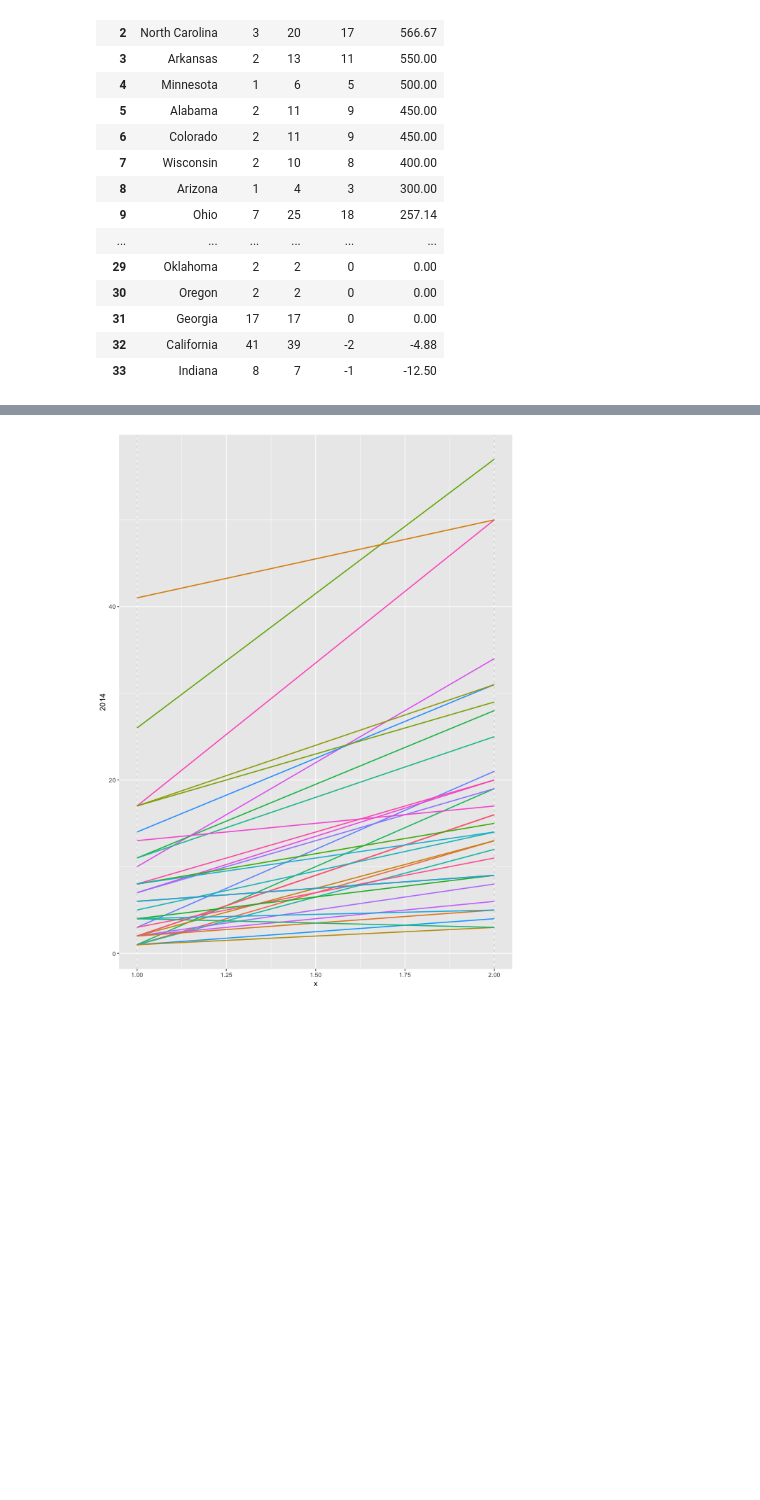
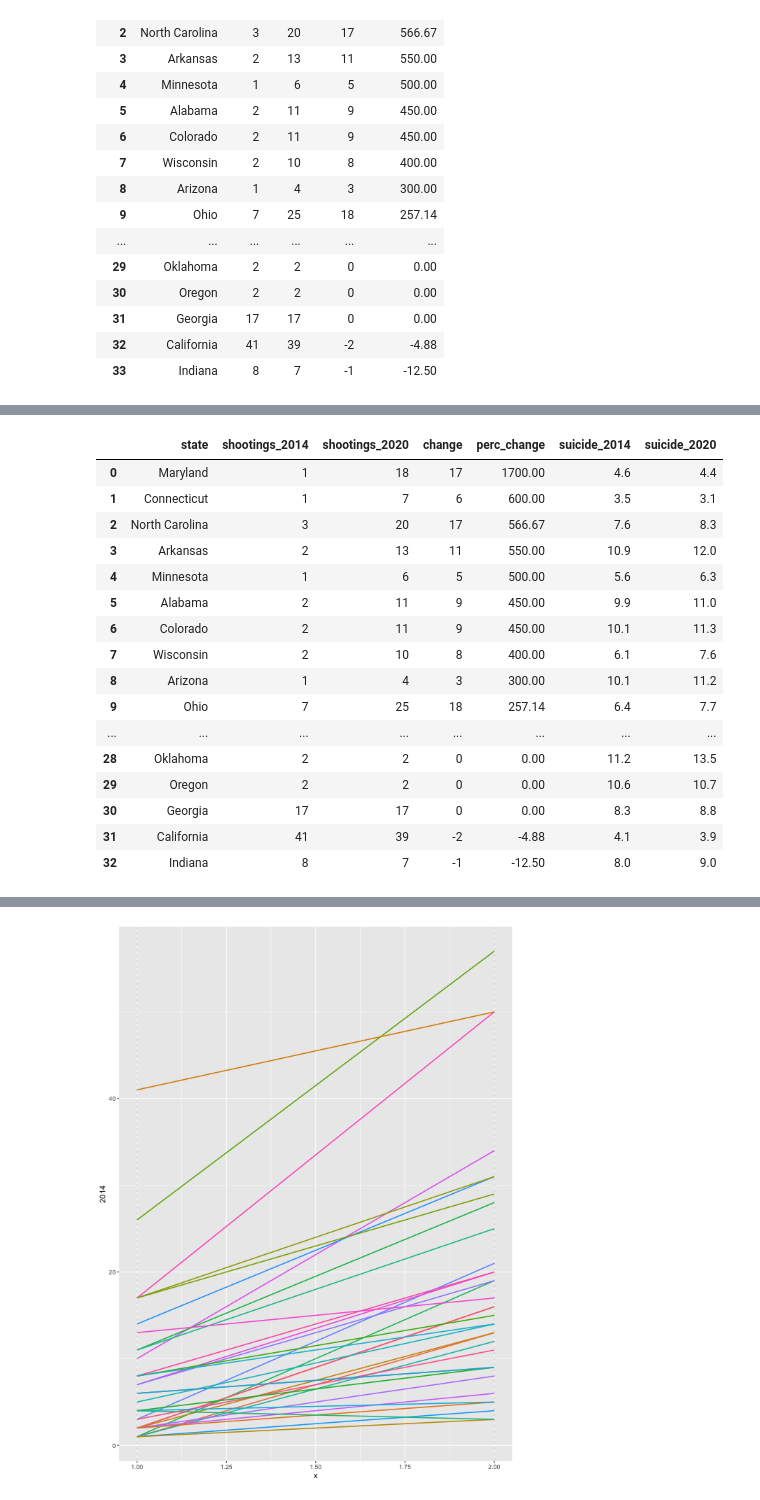
Before and after one commit to poojachaudhuri/project-2, a Jupyter notebook: plotting.ipynb, the cells around one changed output, grey strips where cells are left out. Saved outputs shown, nothing was run; the diff lists cells and outputs as text; code cells hidden in the pictures; blank space fills up the shorter version.

```diff
--- a/plotting.ipynb
+++ b/plotting.ipynb
@@ -786,5 +933,24 @@ df_suicide
 | 32 | Indiana | 8 | 7 | -1 | -12.50 | 8.0 | 9.0 |
 # %%
 
-df_change_cleaned.sort_values(by='pop_2022', ascending=True, inplace=True)
-df_change_cleaned.reset_index(drop=True, inplace=True)
+df_suicide.sort_values(by='perc_change', ascending=False, inplace=True)
+df_suicide.reset_index(drop=True, inplace=True)
+df_suicide
+# %% [output]
+|  | state | shootings_2014 | shootings_2020 | change | perc_change | suicide_2014 | suicide_2020 |
+| 0 | Maryland | 1 | 18 | 17 | 1700.00 | 4.6 | 4.4 |
+| 1 | Connecticut | 1 | 7 | 6 | 600.00 | 3.5 | 3.1 |
+| 2 | North Carolina | 3 | 20 | 17 | 566.67 | 7.6 | 8.3 |
+| 3 | Arkansas | 2 | 13 | 11 | 550.00 | 10.9 | 12.0 |
+| 4 | Minnesota | 1 | 6 | 5 | 500.00 | 5.6 | 6.3 |
+| 5 | Alabama | 2 | 11 | 9 | 450.00 | 9.9 | 11.0 |
+| 6 | Colorado | 2 | 11 | 9 | 450.00 | 10.1 | 11.3 |
+| 7 | Wisconsin | 2 | 10 | 8 | 400.00 | 6.1 | 7.6 |
+| 8 | Arizona | 1 | 4 | 3 | 300.00 | 10.1 | 11.2 |
+| 9 | Ohio | 7 | 25 | 18 | 257.14 | 6.4 | 7.7 |
+| ... | ... | ... | ... | ... | ... | ... | ... |
+| 28 | Oklahoma | 2 | 2 | 0 | 0.00 | 11.2 | 13.5 |
+| 29 | Oregon | 2 | 2 | 0 | 0.00 | 10.6 | 10.7 |
+| 30 | Georgia | 17 | 17 | 0 | 0.00 | 8.3 | 8.8 |
+| 31 | California | 41 | 39 | -2 | -4.88 | 4.1 | 3.9 |
+| 32 | Indiana | 8 | 7 | -1 | -12.50 | 8.0 | 9.0 |
```
Also changed, not shown: parts of 22 cells of this notebook, 9 other files.
